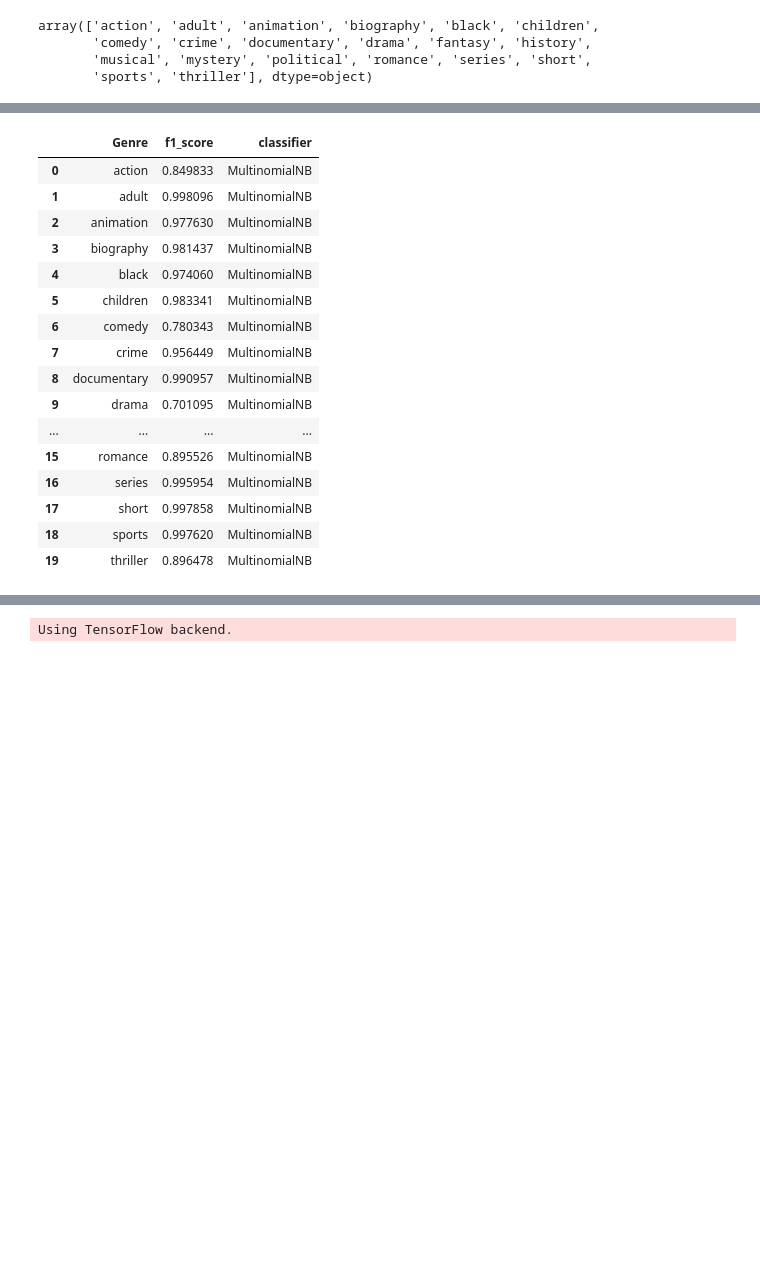
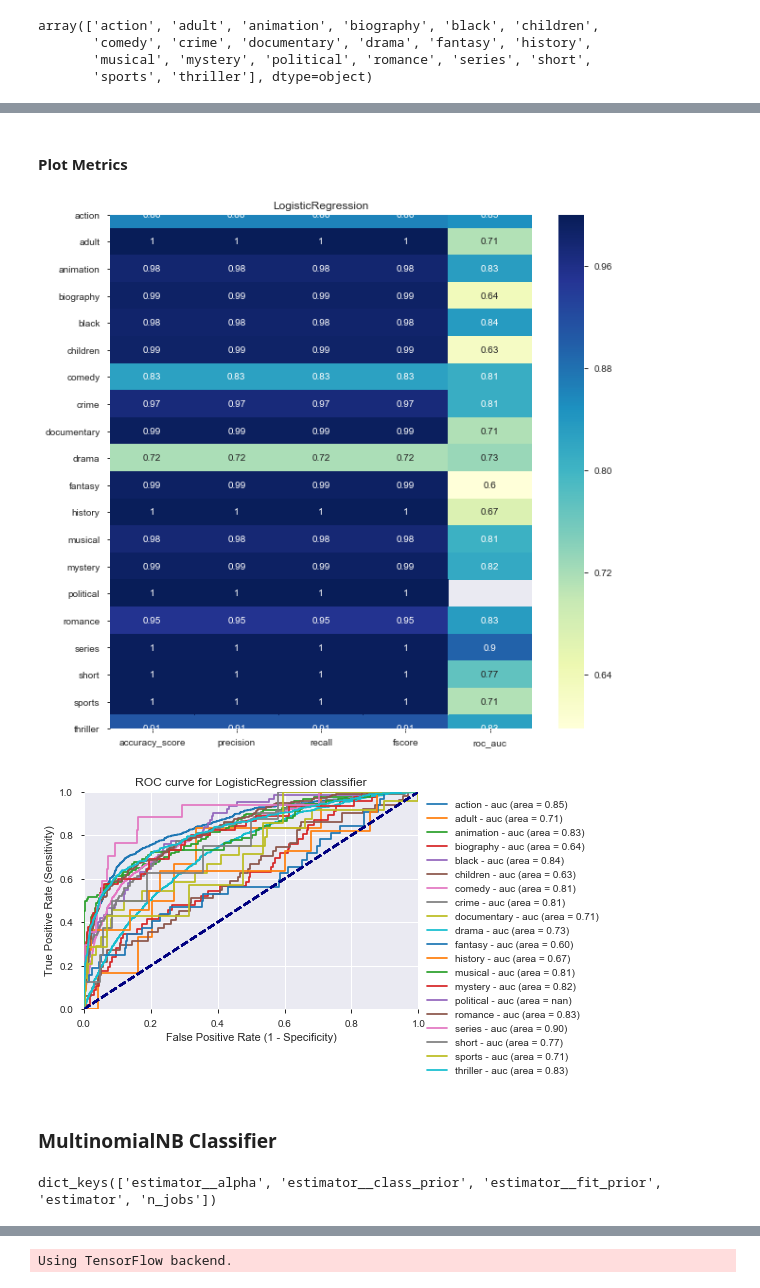
Before and after one commit to sreeragsreenath/info6105_project, a Jupyter notebook: notebooks/Movie Classification EDA.ipynb, the cells around one changed output, grey strips where cells are left out. Cells and saved outputs as stored; diff of their text form; code cells hidden in the pictures; blank space fills up the shorter version.

```diff
--- a/notebooks/Movie Classification EDA.ipynb
+++ b/notebooks/Movie Classification EDA.ipynb
@@ -781,0 +959,5 @@ xval_tfidf = tfidf_vectorizer.transform(xval)
+# %%
+def show_metrics(title,clf, yval, y_pred, xval_tfidf):
+    plot_metrics(title,clf, yval, y_pred, xval_tfidf)
+    result_lr_df = metrics_df(title, clf, yval, y_pred, xval_tfidf)
+    plot_roc_curve(title,clf, yval, y_pred, xval_tfidf)
@@ -781,0 +968,9 @@ xval_tfidf = tfidf_vectorizer.transform(xval)
+# %%
+def grid_search_func(clr, parameters, xtrain_tfidf, ytrain):
+    clr_cv=GridSearchCV(clr,param_grid=parameters, error_score=0.0)
+    clr_cv.fit(xtrain_tfidf, ytrain)
+    results = pd.DataFrame(clr_cv.cv_results_)
+    sorted_results = results.sort_values(by=['rank_test_score']).head()
+    clf = clr_cv.best_estimator_
+    y_pred = clf.predict(xval_tfidf)
+    return [clf, sorted_results, y_pred]
@@ -817,0 +994,9 @@ result_lr_df
+# %%
+parameters = {
+   'estimator__penalty': ["l1", "l2"],
+    'estimator__C': [0.5, 1., 5.],
+    'estimator__dual': [True, False],
+    "estimator__n_jobs":[-1],
+}
+# %%
+clf_lr, best_params, y_pred_lr = grid_search_func(clf_lr, parameters, xtrain_tfidf, ytrain)
@@ -818,32 +1056,15 @@ result_lr_df
+# %% [markdown]
+#### Plot Metrics
+# %%
+show_metrics("LogisticRegression",clf_lr, yval, y_pred_lr, xval_tfidf)
+# %% [output]
+[figure, added]
+[figure, added]
+# %% [markdown]
+### MultinomialNB Classifier
 # %%
 mnb = MultinomialNB(fit_prior=True, class_prior=None)
 clf_mnb = OneVsRestClassifier(mnb, n_jobs=-1)
-clf_mnb.fit(xtrain_tfidf, ytrain)
-y_pred_mnb = clf_mnb.predict(xval_tfidf)
+clf_mnb.get_params().keys()
+# %% [output]
+dict_keys(['estimator__alpha', 'estimator__class_prior', 'estimator__fit_prior', 'estimator', 'n_jobs'])
-# %%
-result_mnb = {}
-for x,q in enumerate(multilabel_binarizer.classes_):
-    k = [[i[x]] for i in yval]
-    l = [[i[x]] for i in y_pred_mnb]
-    result_mnb[q] = f1_score(k, l, average="micro")
-result_mnb_df = pd.DataFrame(list(result_mnb.items()), columns=['Genre', 'f1_score'])
-result_mnb_df['classifier'] = 'MultinomialNB'
-result_mnb_df
-# %% [output]
-|  | Genre | f1_score | classifier |
-| 0 | action | 0.849833 | MultinomialNB |
-| 1 | adult | 0.998096 | MultinomialNB |
-| 2 | animation | 0.977630 | MultinomialNB |
-| 3 | biography | 0.981437 | MultinomialNB |
-| 4 | black | 0.974060 | MultinomialNB |
-| 5 | children | 0.983341 | MultinomialNB |
-| 6 | comedy | 0.780343 | MultinomialNB |
-| 7 | crime | 0.956449 | MultinomialNB |
-| 8 | documentary | 0.990957 | MultinomialNB |
-| 9 | drama | 0.701095 | MultinomialNB |
-| ... | ... | ... | ... |
-| 15 | romance | 0.895526 | MultinomialNB |
-| 16 | series | 0.995954 | MultinomialNB |
-| 17 | short | 0.997858 | MultinomialNB |
-| 18 | sports | 0.997620 | MultinomialNB |
-| 19 | thriller | 0.896478 | MultinomialNB |
```
Also changed, not shown: parts of 198 cells of this notebook, 5 other files.
